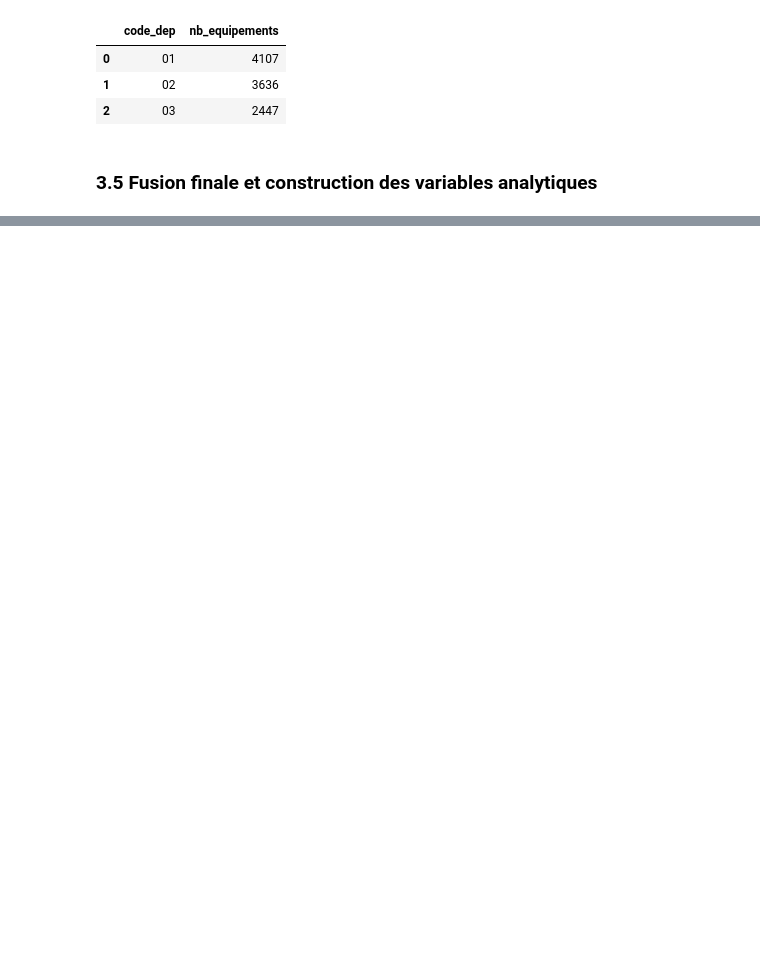
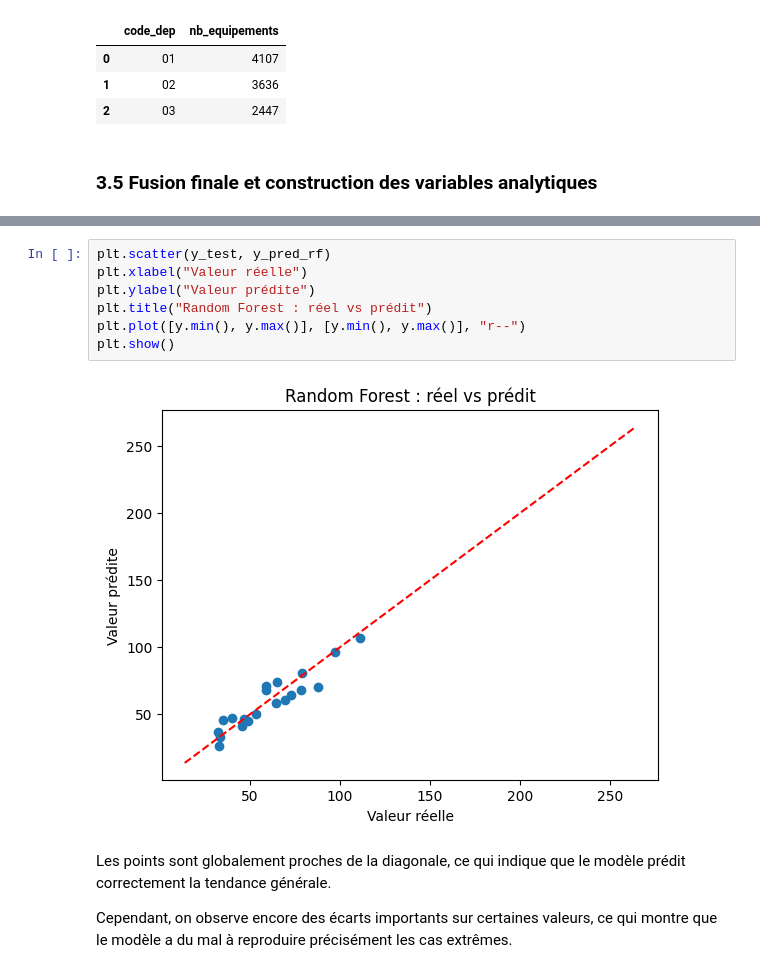
Before and after one commit to Luservant/projet_python, a Jupyter notebook: main.ipynb, the cells around one changed output, grey strips where cells are left out. Cells and saved outputs as stored; diff of their text form; blank space fills up the shorter version.

Commit message:
première version modèle

```diff
--- a/main.ipynb
+++ b/main.ipynb
@@ -364,0 +582,13 @@ Series([], dtype: int64)
+# %%
+plt.scatter(y_test, y_pred_rf)
+plt.xlabel("Valeur réelle")
+plt.ylabel("Valeur prédite")
+plt.title("Random Forest : réel vs prédit")
+plt.plot([y.min(), y.max()], [y.min(), y.max()], "r--")
+plt.show()
+# %% [output]
+[figure, added]
+# %% [markdown]
+Les points sont globalement proches de la diagonale, ce qui indique que le modèle prédit correctement la tendance générale.
+
+Cependant, on observe encore des écarts importants sur certaines valeurs, ce qui montre que le modèle a du mal à reproduire précisément les cas extrêmes.
```
Also changed, not shown: parts of 33 cells of this notebook.
